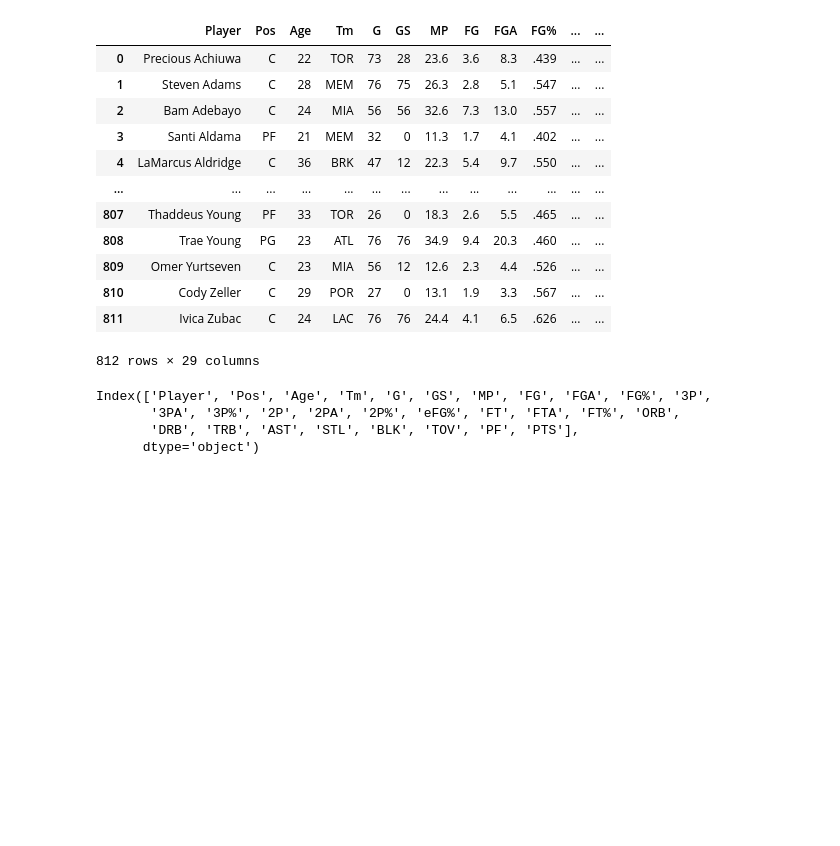
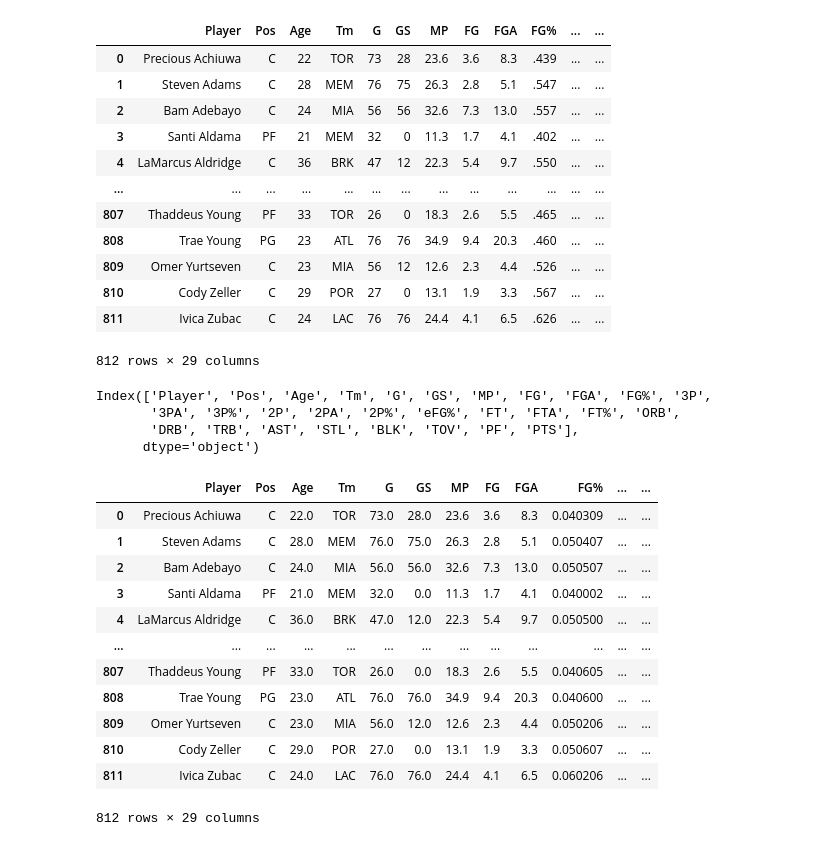
Before and after one commit to luismedina25/Web_scrape_basketball, a Jupyter notebook: nba_stats.ipynb, the cells around one changed output. Cells and saved outputs as stored; diff of their text form; code cells hidden in the pictures; blank space fills up the shorter version.

Commit message:
everything has been converted to float

```diff
--- a/nba_stats.ipynb
+++ b/nba_stats.ipynb
@@ -178,7 +178,30 @@ stats_test['FG%'] = stats_test['FG%'].apply(lambda x: x.replace("", "0"))
 # %%
 stats_test['FG%'] = stats_test['FG%'].astype(float)
 # %%
-stats_test['3PA%'] = stats_test['3PA%'].apply(lambda x: x.replace("", "0"))
-stats_test['2PA%'] = stats_test['2PA%'].apply(lambda x: x.replace("", "0"))
+# use this to remove empty space in the strings
+stats_test['3P%'] = stats_test['3P%'].apply(lambda x: x.replace("", "0"))
+stats_test['2P%'] = stats_test['2P%'].apply(lambda x: x.replace("", "0"))
 stats_test['eFG%'] = stats_test['eFG%'].apply(lambda x: x.replace("", "0"))
 stats_test['FT%'] = stats_test['FT%'].apply(lambda x: x.replace("", "0"))
+# %%
+# now convert the objects into floats
+stats_test['3P%'] = stats_test['3P%'].astype(float)
+stats_test['2P%'] = stats_test['2P%'].astype(float)
+stats_test['eFG%'] = stats_test['eFG%'].astype(float)
+stats_test['FT%'] = stats_test['FT%'].astype(float)
+# %%
+stats_test
+# %% [output]
+|  | Player | Pos | Age | Tm | G | GS | MP | FG | FGA | FG% | ... | ... |
+| 0 | Precious Achiuwa | C | 22.0 | TOR | 73.0 | 28.0 | 23.6 | 3.6 | 8.3 | 0.040309 | ... | ... |
+| 1 | Steven Adams | C | 28.0 | MEM | 76.0 | 75.0 | 26.3 | 2.8 | 5.1 | 0.050407 | ... | ... |
+| 2 | Bam Adebayo | C | 24.0 | MIA | 56.0 | 56.0 | 32.6 | 7.3 | 13.0 | 0.050507 | ... | ... |
+| 3 | Santi Aldama | PF | 21.0 | MEM | 32.0 | 0.0 | 11.3 | 1.7 | 4.1 | 0.040002 | ... | ... |
+| 4 | LaMarcus Aldridge | C | 36.0 | BRK | 47.0 | 12.0 | 22.3 | 5.4 | 9.7 | 0.050500 | ... | ... |
+| ... | ... | ... | ... | ... | ... | ... | ... | ... | ... | ... | ... | ... |
+| 807 | Thaddeus Young | PF | 33.0 | TOR | 26.0 | 0.0 | 18.3 | 2.6 | 5.5 | 0.040605 | ... | ... |
+| 808 | Trae Young | PG | 23.0 | ATL | 76.0 | 76.0 | 34.9 | 9.4 | 20.3 | 0.040600 | ... | ... |
+| 809 | Omer Yurtseven | C | 23.0 | MIA | 56.0 | 12.0 | 12.6 | 2.3 | 4.4 | 0.050206 | ... | ... |
+| 810 | Cody Zeller | C | 29.0 | POR | 27.0 | 0.0 | 13.1 | 1.9 | 3.3 | 0.050607 | ... | ... |
+| 811 | Ivica Zubac | C | 24.0 | LAC | 76.0 | 76.0 | 24.4 | 4.1 | 6.5 | 0.060206 | ... | ... |
+812 rows × 29 columns
```
